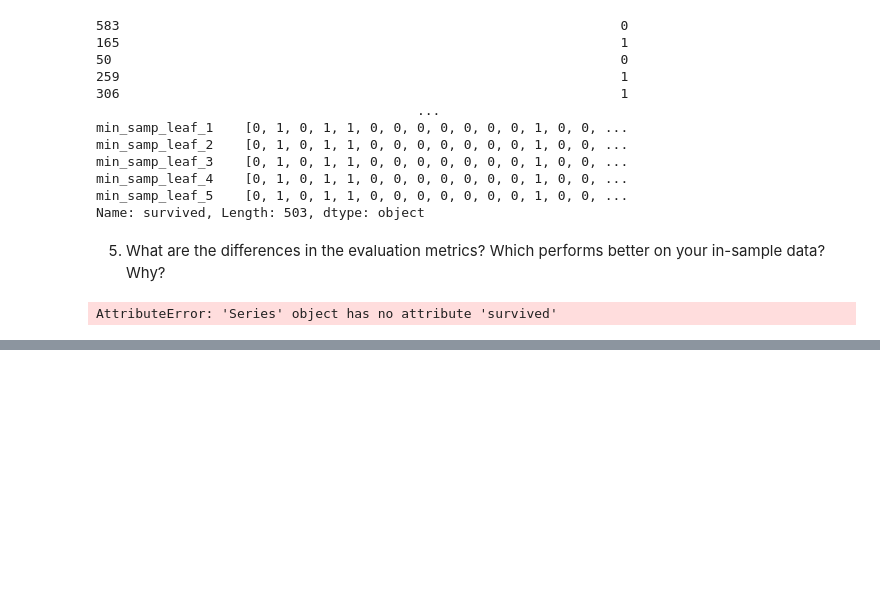
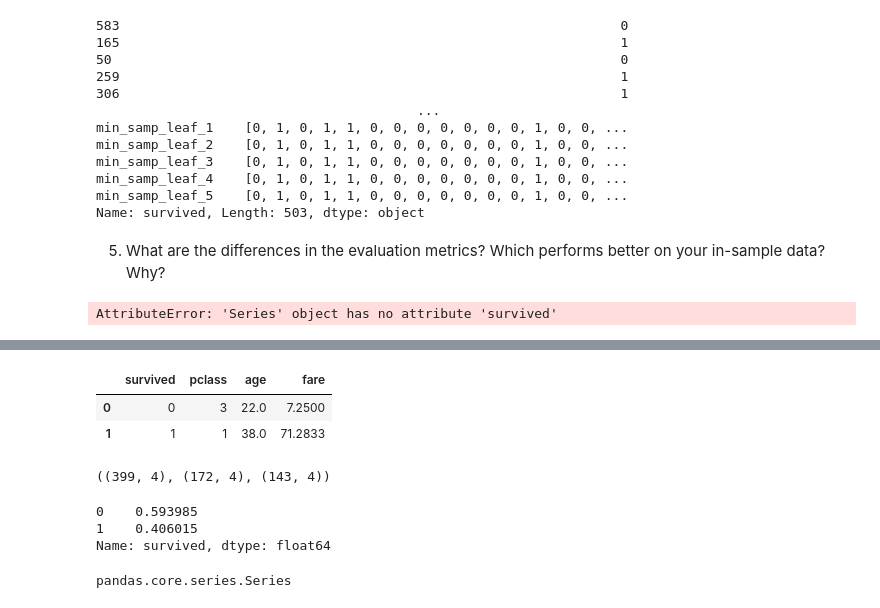
Before and after one commit to jcrosenberger/classification-exercises, a Jupyter notebook: model.ipynb, the cells around one changed output, grey strips where cells are left out. Cells and saved outputs as stored; diff of their text form; code cells hidden in the pictures; blank space fills up the shorter version.

```diff
--- a/model.ipynb
+++ b/model.ipynb
@@ -506,0 +522,9 @@ AttributeError: 'Series' object has no attribute 'survived'
+# %%
+#keep only age fare and pclass
+# df = df.drop(columns=['column_nameA', 'column_nameB'])
+titan = titan_db.drop(columns=['passenger_id','sex','sibsp','parch','embarked','class','deck','embark_town','alone'])
+titan.head(2)
+# %% [output]
+|  | survived | pclass | age | fare |
+| 0 | 0 | 3 | 22.0 | 7.2500 |
+| 1 | 1 | 1 | 38.0 | 71.2833 |
@@ -506,0 +537,4 @@ AttributeError: 'Series' object has no attribute 'survived'
+# %%
+train.shape, validate.shape, test.shape
+# %% [output]
+((399, 4), (172, 4), (143, 4))
@@ -506,0 +552,11 @@ AttributeError: 'Series' object has no attribute 'survived'
+# %%
+baseline=train.survived.value_counts(normalize=True)
+baseline
+# %% [output]
+0    0.593985
+1    0.406015
+Name: survived, dtype: float64
+# %%
+type(baseline)
+# %% [output]
+pandas.core.series.Series
```
Also changed, not shown: parts of 21 cells of this notebook.
